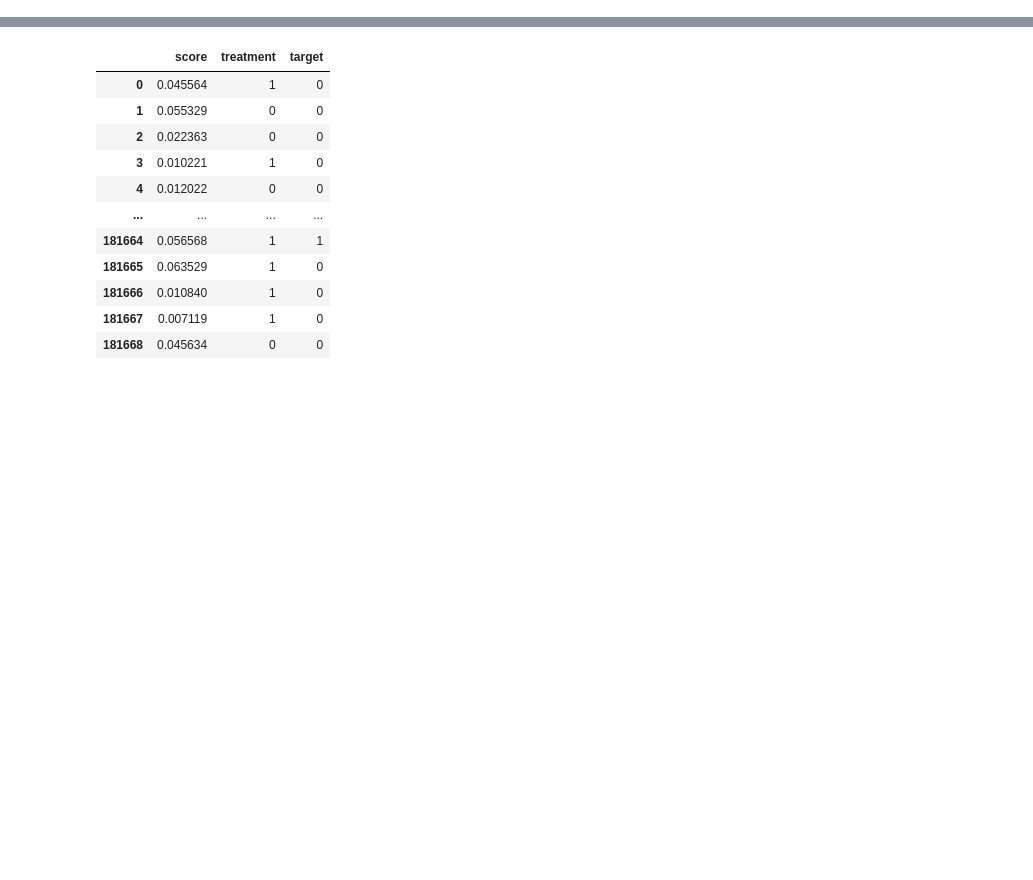
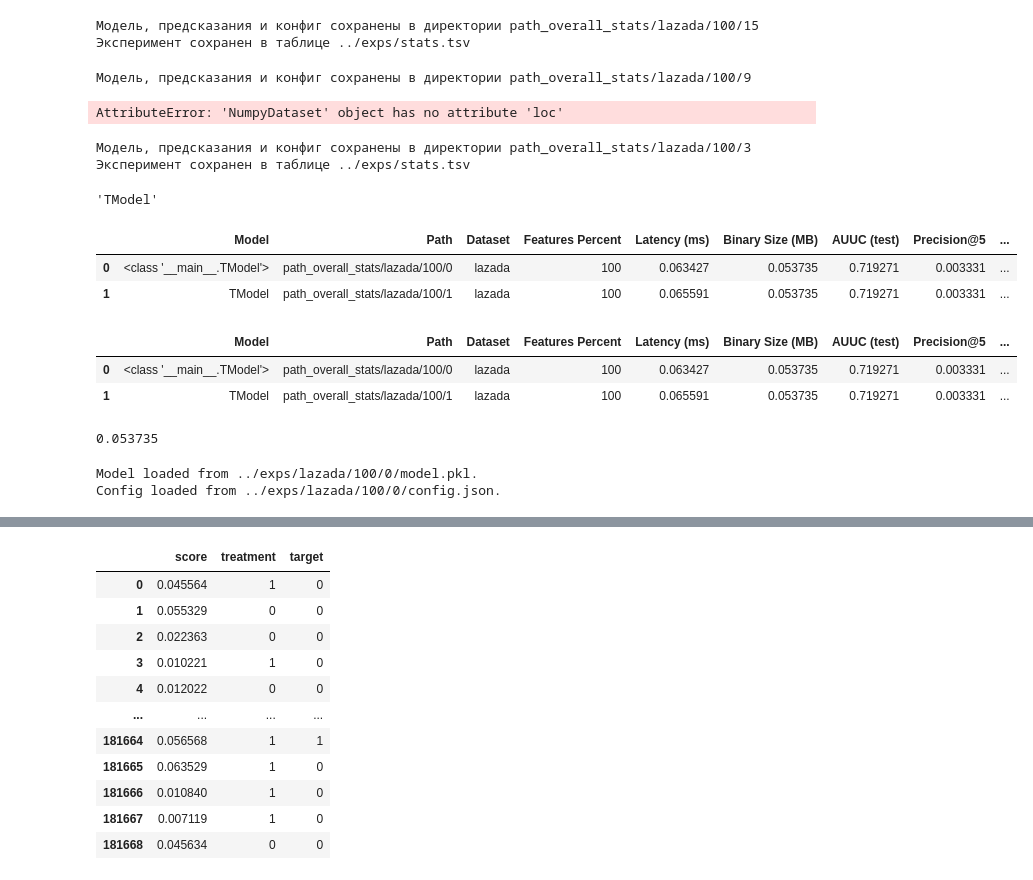
Before and after one commit to OganyanRV/UpliftModelingResearch, a Jupyter notebook: notebooks/sanbox for model factory.ipynb, the cells around one changed output, grey strips where cells are left out. Cells and saved outputs as stored; diff of their text form; code cells hidden in the pictures; blank space fills up the shorter version.

```diff
--- a/notebooks/sanbox for model factory.ipynb
+++ b/notebooks/sanbox for model factory.ipynb
@@ -228,2 +226,15 @@ config = \
+# %%
+train_test_model(ds_name='lazada', features_percent=100, factory=TModelFactory, config=config)
+# %% [output]
+Модель, предсказания и конфиг сохранены в директории path_overall_stats/lazada/100/15
+Эксперимент сохранен в таблице ../exps/stats.tsv
+# %%
+train_test_model(ds_name='lazada', features_percent=100, factory=TModelFactory, config=config)
+# %% [output]
+Модель, предсказания и конфиг сохранены в директории path_overall_stats/lazada/100/9
+AttributeError: 'NumpyDataset' object has no attribute 'loc'
 # %%
-train_path, test_path = get_paths_train_test(ds_name='lazada', features_percent=100)
+write(model, predicted, ds_name='lazada', features_percent=100)
+# %% [output]
+Модель, предсказания и конфиг сохранены в директории path_overall_stats/lazada/100/3
+Эксперимент сохранен в таблице ../exps/stats.tsv
@@ -231,0 +241,11 @@ model, predicted = train_test_model(ds_name='lazada', features_percent=100, fact
+# %%
+str(model.__class__.__name__)
+# %% [output]
+'TModel'
+# %%
+kek = pd.read_csv('../exps/stats.tsv')
+kek
+# %% [output]
+|  | Model | Path | Dataset | Features Percent | Latency (ms) | Binary Size (MB) | AUUC (test) | Precision@5 | ... |
+| 0 | <class '__main__.TModel'> | path_overall_stats/lazada/100/0 | lazada | 100 | 0.063427 | 0.053735 | 0.719271 | 0.003331 | ... |
+| 1 | TModel | path_overall_stats/lazada/100/1 | lazada | 100 | 0.065591 | 0.053735 | 0.719271 | 0.003331 | ... |
@@ -231,0 +254,15 @@ model, predicted = train_test_model(ds_name='lazada', features_percent=100, fact
+# %%
+pd.read_csv("abobus.tsv", sep='\t')
+# %% [output]
+|  | Model | Path | Dataset | Features Percent | Latency (ms) | Binary Size (MB) | AUUC (test) | Precision@5 | ... |
+| 0 | <class '__main__.TModel'> | path_overall_stats/lazada/100/0 | lazada | 100 | 0.063427 | 0.053735 | 0.719271 | 0.003331 | ... |
+| 1 | TModel | path_overall_stats/lazada/100/1 | lazada | 100 | 0.065591 | 0.053735 | 0.719271 | 0.003331 | ... |
+# %%
+os.path.getsize("../exps/lazada/100/0/model.pkl") / 1e6
+# %% [output]
+0.053735
+# %%
+model2 = TModel(from_load=True, path="../exps/lazada/100/0")
+# %% [output]
+Model loaded from ../exps/lazada/100/0/model.pkl.
+Config loaded from ../exps/lazada/100/0/config.json.
```
Also changed, not shown: parts of 36 cells of this notebook, 14 other files.
